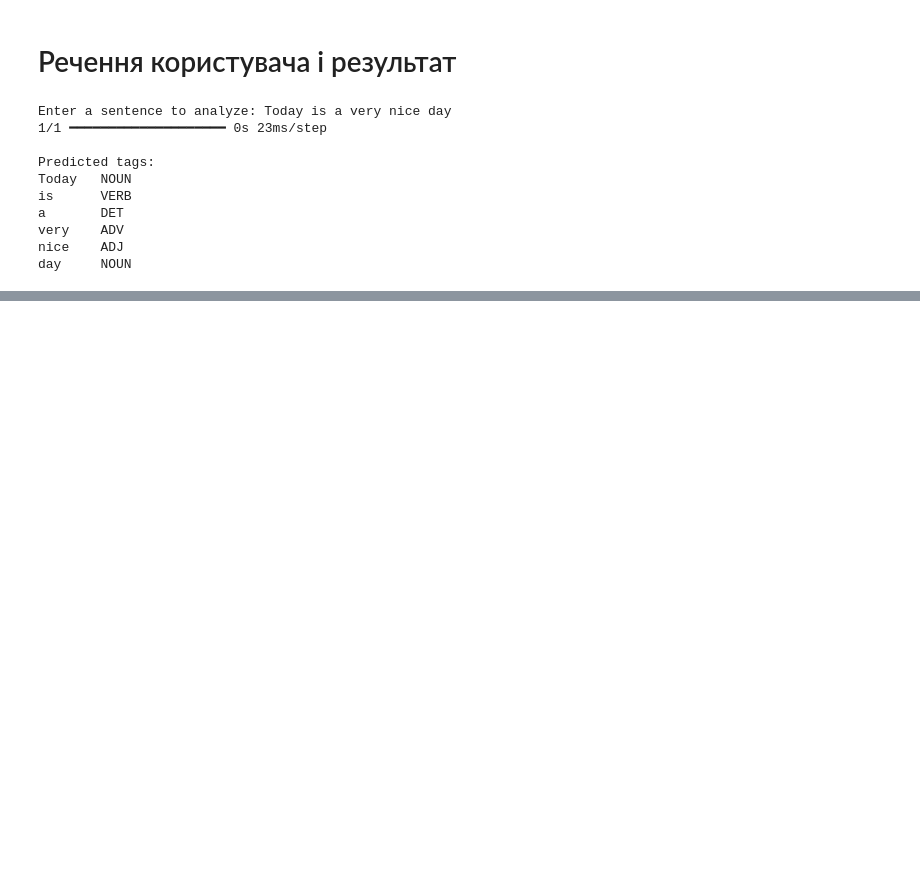
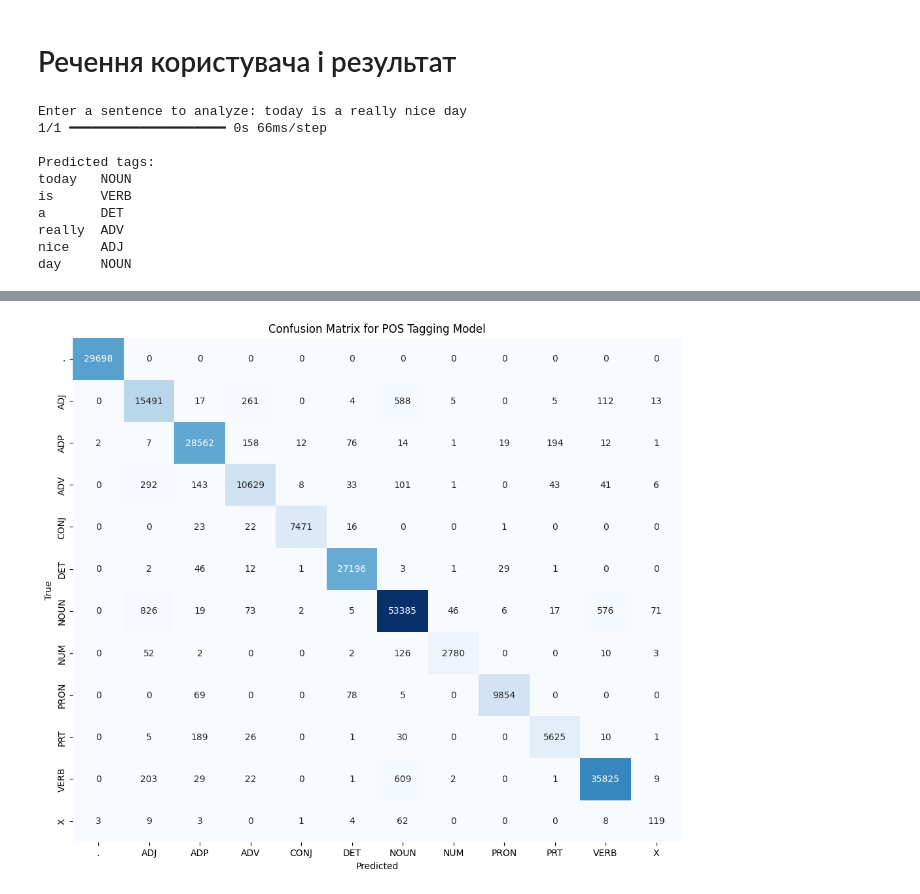
Before and after one commit to olia110/Syntax-Elements, a Jupyter notebook: lab1.ipynb, the cells around one changed output, grey strips where cells are left out. Saved outputs shown, nothing was run; the diff lists cells and outputs as text; code cells hidden in the pictures; blank space fills up the shorter version.

```diff
--- a/lab1.ipynb
+++ b/lab1.ipynb
@@ -176,21 +180,27 @@ Test accuracy: 94.54%
 # %% [markdown]
 # Речення користувача і результат
 # %%
-from nltk.tokenize import word_tokenize
+
+# User input and prediction
+from nltk.tokenize import TreebankWordTokenizer
+tokenizer = TreebankWordTokenizer()
 
 import builtins
 input = builtins.input
 
 user_input = input("\nEnter a sentence to analyze: ")
+sentence = tokenizer.tokenize(user_input)
+encoded_sentence = [word2idx.get(word.lower(), word2idx['UNK']) for word in sentence]
+padded_sentence = [word2idx['PAD']] + encoded_sentence + [word2idx['PAD']]
 
-from nltk.tokenize import TreebankWordTokenizer
-tokenizer = TreebankWordTokenizer()
-sentence = tokenizer.tokenize(user_input)
+X_user = []
+for i in range(1, len(padded_sentence) - 1):
+    context = padded_sentence[i - 1:i + 2]
+    X_user.append(context)
 
-encoded_sentence = [word2idx.get(word.lower(), word2idx['UNK']) for word in sentence]
-encoded_sentence = np.array(encoded_sentence)
+X_user = np.array(X_user)
 
-predictions = model.predict(encoded_sentence)
+predictions = model.predict(X_user)
 predicted_tags_indices = np.argmax(predictions, axis=1)
 predicted_tags = [idx2tag[idx] for idx in predicted_tags_indices]
 
@@ -198,13 +208,44 @@ print("\nPredicted tags:")
 for word, tag in zip(sentence, predicted_tags):
     print(f"{word}\t{tag}")
 # %% [output]
-Enter a sentence to analyze: Today is a very nice day
-1/1 ━━━━━━━━━━━━━━━━━━━━ 0s 23ms/step
+Enter a sentence to analyze: today is a really nice day
+1/1 ━━━━━━━━━━━━━━━━━━━━ 0s 66ms/step
 
 Predicted tags:
-Today   NOUN
+today   NOUN
 is      VERB
 a       DET
-very    ADV
+really  ADV
 nice    ADJ
 day     NOUN
+# %%
+import matplotlib.pyplot as plt
+import seaborn as sns
+from sklearn.metrics import confusion_matrix
+
+y_pred = model.predict(X_test)
+y_pred_indices = np.argmax(y_pred, axis=1)
+
+predicted_tags = [idx2tag[idx] for idx in y_pred_indices]
+true_tags = [idx2tag[idx] for idx in y_test]
+
+mask = np.array(true_tags) != 'PAD'
+predicted_tags_filtered = np.array(predicted_tags)[mask]
+true_tags_filtered = np.array(true_tags)[mask]
+
+unique_tags = sorted(set(true_tags_filtered))
+tag_index = {tag: i for i, tag in enumerate(unique_tags)}
+
+y_true_indices = [tag_index[tag] for tag in true_tags_filtered]
+y_pred_indices_filtered = [tag_index[tag] for tag in predicted_tags_filtered]
+
+cm = confusion_matrix(y_true_indices, y_pred_indices_filtered)
+
+plt.figure(figsize=(12, 10))
+sns.heatmap(cm, annot=True, fmt='d', xticklabels=unique_tags, yticklabels=unique_tags,
+            cmap='Blues', cbar=False)
+plt.xlabel('Predicted')
+plt.ylabel('True')
+plt.title('Confusion Matrix for POS Tagging Model')
+plt.show()
+# %% [output]
@@ -210,0 +253 @@ day     NOUN
+[figure, added]
```
Also changed, not shown: parts of 7 cells of this notebook.
